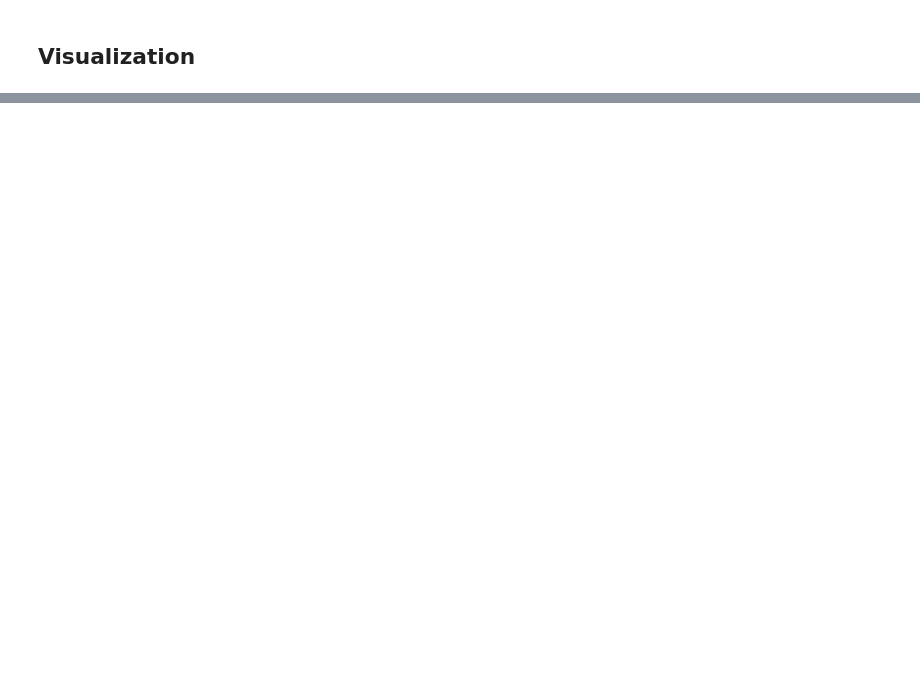
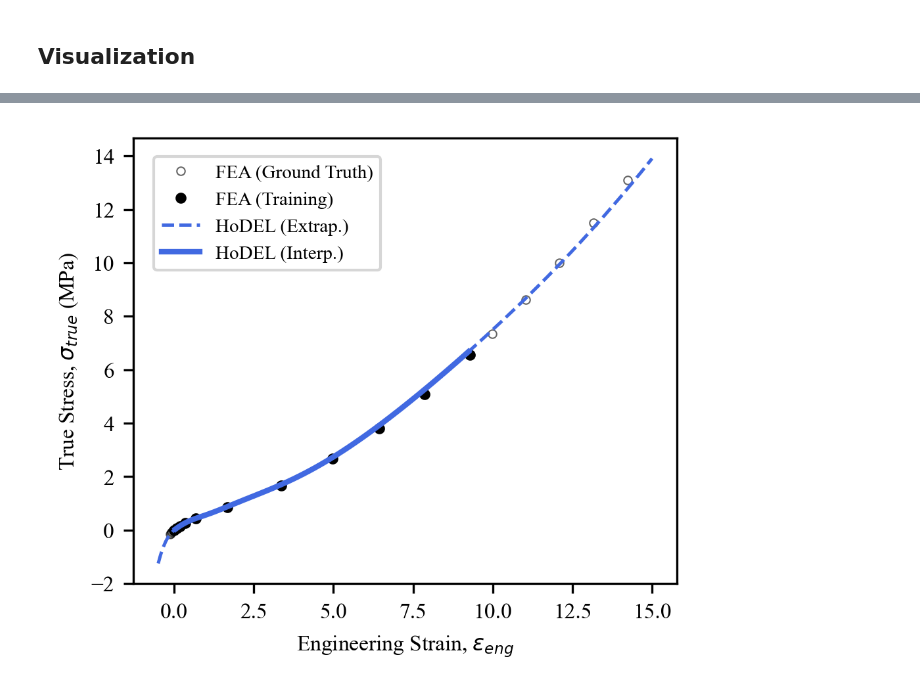
Before and after one commit to ryanchaiyakul/hodel, a Jupyter notebook: figures/1d_arruda_boyce/1d_arruda_boyce.ipynb, the cells around one changed output, grey strips where cells are left out. Saved outputs shown, nothing was run; the diff lists cells and outputs as text; code cells hidden in the pictures; blank space fills up the shorter version.

```diff
--- a/figures/1d_arruda_boyce/1d_arruda_boyce.ipynb
+++ b/figures/1d_arruda_boyce/1d_arruda_boyce.ipynb
@@ -239,0 +97,49 @@ plt.show()
+# %%
+# Figure 1
+strain = jnp.linspace(-0.5, 15, 200)
+true_stress = get_stress(strain, nn_energy, final_params)
+fig, ax = plt.subplots(figsize=(3.25, 2.75))
+ax.plot(
+    strain_stars,
+    stress_stars,
+    "o",
+    markerfacecolor="none",
+    markeredgecolor="black",
+    markeredgewidth=0.5,
+    markersize=3,
+    alpha=0.6,
+    label="FEA (Ground Truth)",
+)
+ax.plot(
+    strain_stars[5:16],
+    stress_stars[5:16],
+    "o",
+    color="black",
+    markersize=3,
+    label="FEA (Training)",
+)
+ax.plot(
+    strain,
+    true_stress,
+    color="royalblue",
+    linestyle="--",
+    linewidth=1.2,
+    label="HoDEL (Extrap.)",
+)
+mask = (strain >= strain_stars[5]) & (strain <= strain_stars[15])
+ax.plot(
+    strain[mask],
+    true_stress[mask],
+    color="royalblue",
+    linestyle="-",
+    linewidth=2.0,
+    label="HoDEL (Interp.)",
+)
+ax.set_ylabel(r"True Stress, $\sigma_{true}$ (MPa)")
+ax.set_xlabel(r"Engineering Strain, $\epsilon_{eng}$")
+ax.legend(frameon=True, loc="upper left", bbox_to_anchor=(0.02, 0.98))
+plt.tight_layout(pad=0.5)
+#plt.savefig("1d_arruda_boyce_stress_strain.pdf", bbox_inches="tight")
+plt.show()
+# %% [output]
+[figure, added]
```
Also changed, not shown: parts of 14 cells of this notebook, 14 other files.
